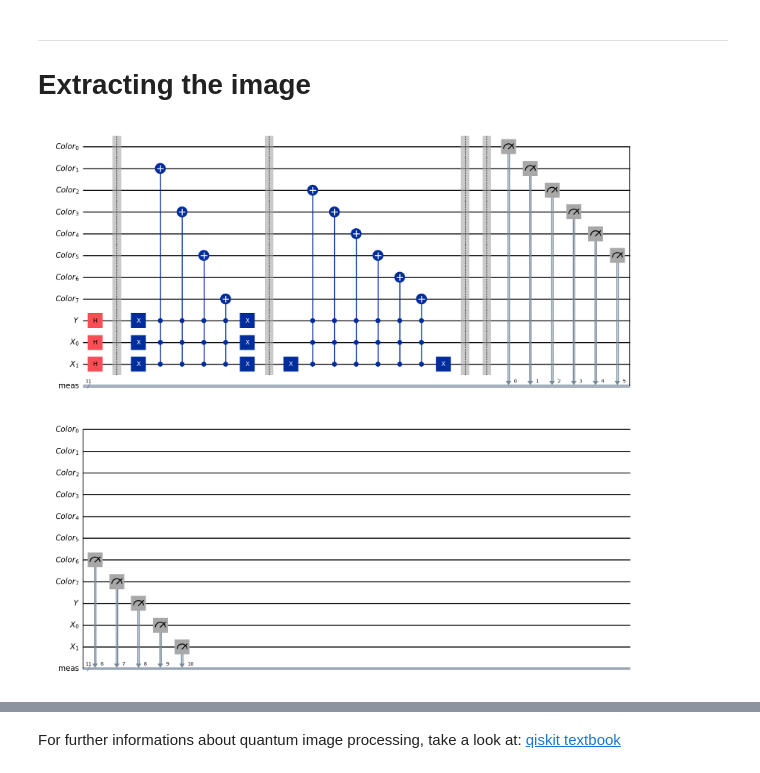
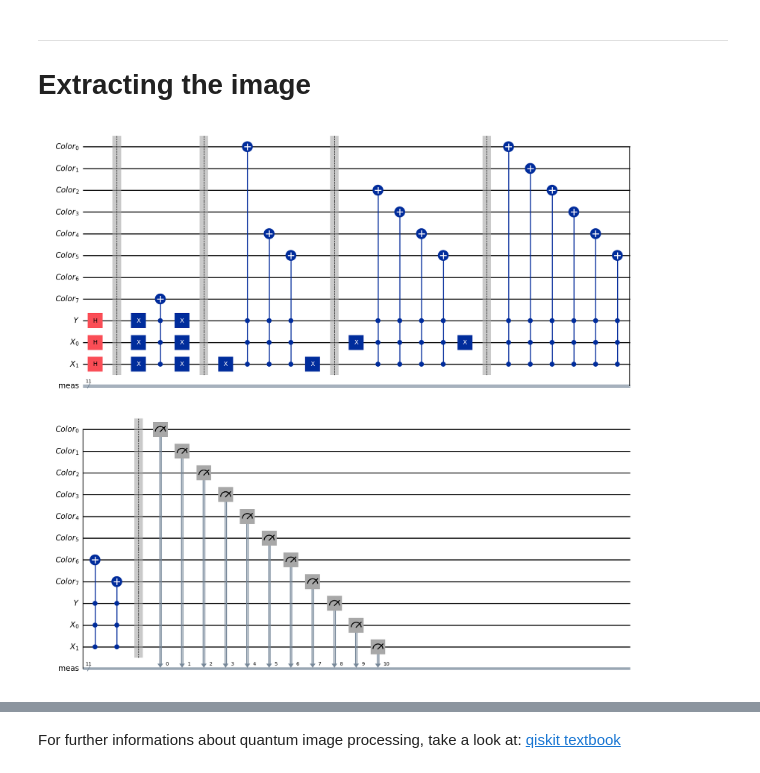
Before and after one commit to Dpbm/dna-image-quantum, a Jupyter notebook: examples.ipynb, the cells around one changed output, grey strips where cells are left out. Drawn from its saved outputs; the diff is of its cells as text; code cells hidden in the pictures.

```diff
--- a/examples.ipynb
+++ b/examples.ipynb
@@ -124,14 +136,23 @@ def prepare_qc_first_method(x:int, y:int, data:dict, add_barrier:bool=True) -> Q
     Y = QuantumRegister(y, name="Y")
     color = QuantumRegister(8, name="Color")
 
+    bases = {
+        "A":'10000000',
+        "C":'00110001',
+        "G":'00111100',
+        "T":'11111111'
+    }
+
     qc = QuantumCircuit(color, Y, X)
 
     qc.h(X)
     qc.h(Y)
 
-    if(add_barrier): qc.barrier()
 
-    for position, color in list(data.items()):
+    for position, base in list(data.items()):
+
+        if(add_barrier): qc.barrier()
+
         x_pos = position[:2][::-1]
         y_pos = position[-1][::-1]
 
@@ -144,6 +165,7 @@ def prepare_qc_first_method(x:int, y:int, data:dict, add_barrier:bool=True) -> Q
         if(has_xgates_for_xpos): qc.x(xgates_x_pos_encode)
         if(has_xgates_for_ypos): qc.x(xgates_y_pos_encode)
 
+        color = bases[base]
         for bit_i, bit_val in enumerate(color[::-1]):
             if(bit_val == '0'): continue
 
@@ -152,15 +174,6 @@ def prepare_qc_first_method(x:int, y:int, data:dict, add_barrier:bool=True) -> Q
         if(has_xgates_for_xpos): qc.x(xgates_x_pos_encode)
         if(has_xgates_for_ypos): qc.x(xgates_y_pos_encode)
 
-        if(add_barrier): qc.barrier()
 
     return qc
-# %%
-total_x_pos = 2
-total_y_pos = 1
-qc = prepare_qc_first_method(2, 1, {'000':'10101010', '011':'11111100'})
-qc.measure_all()
-qc.draw('mpl')
-# %% [output]
-[figure, old version]
 # %%
@@ -182 +208,9 @@ def get_image_first_method(qc:QuantumCircuit, x:int, y:int) -> np.array:
+# %%
+total_x_pos = 2
+total_y_pos = 1
+qc = prepare_qc_first_method(total_x_pos, total_y_pos, {'000':'A', '011':'C', '101':'G', '111':'T'})
+qc.measure_all()
+qc.draw('mpl')
+# %% [output]
+[figure, new version]
 # %%
```
Also changed, not shown: parts of 13 cells of this notebook, 2 other files.
